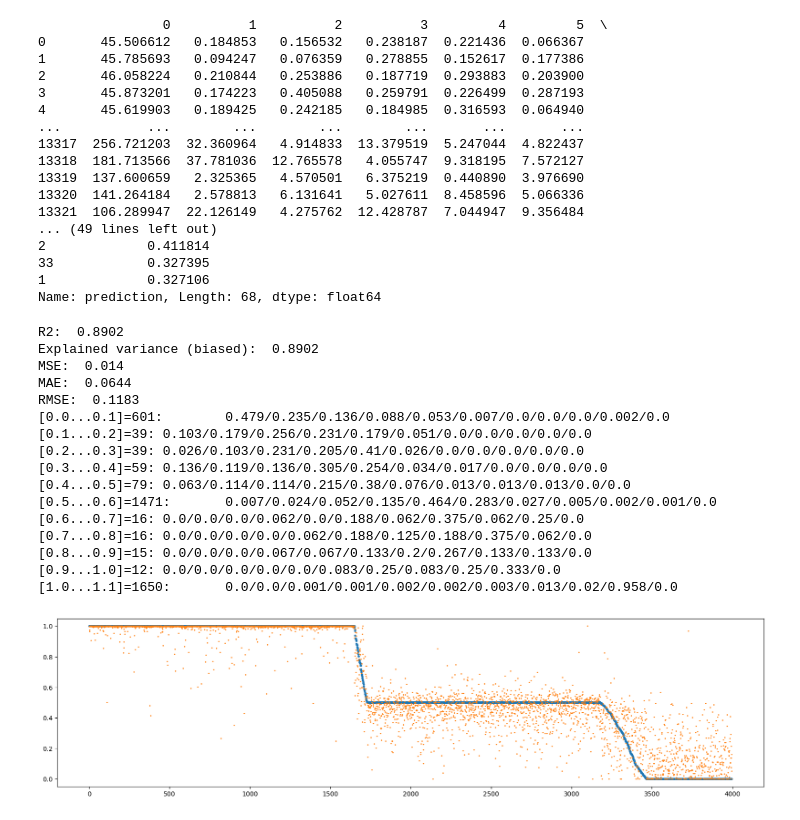
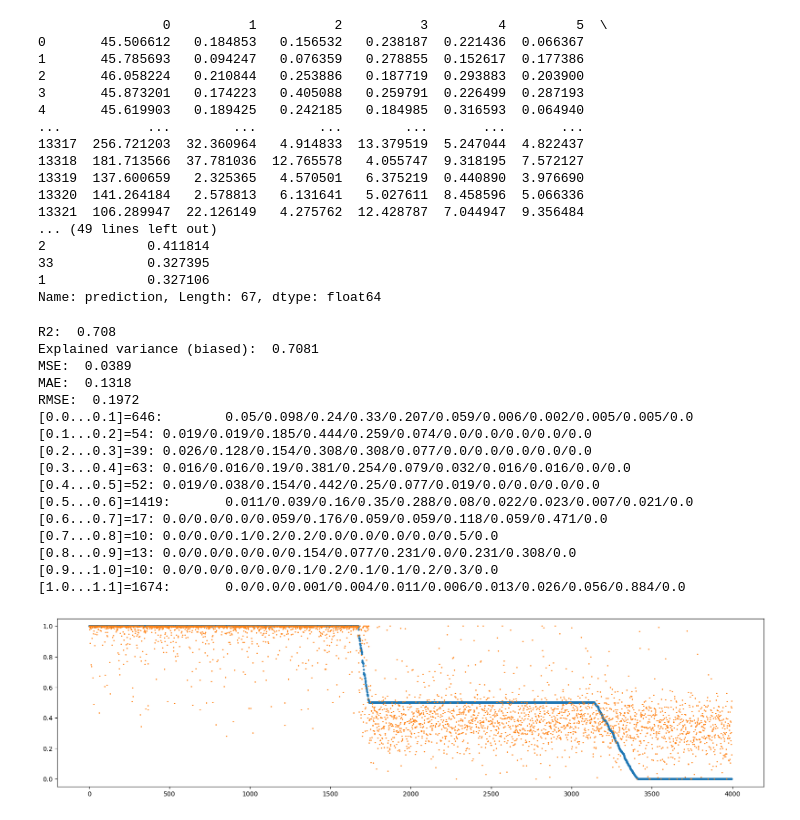
Before and after one commit to zubrailx/road-condition-monitoring, a Jupyter notebook: guessr/pvs_xgboost.ipynb, the cells around one changed output. Drawn from its saved outputs; the diff is of its cells as text; code cells hidden in the pictures.

Commit message:
guessr: selected features nospeed

```diff
--- a/guessr/pvs_xgboost.ipynb
+++ b/guessr/pvs_xgboost.ipynb
@@ -137,11 +129,11 @@ print(correlations)
 k = 24
 selected_feature_indexes = correlations[1:k+1].index
 
-out_features_predictions_selected_fpath = os.path.join(output_dir, f"features-predictions-selected-{k}.csv")
+out_features_predictions_selected_fpath = os.path.join(output_dir, f"selected-features-predictions-{k}-nospeed.csv")
 features_prediction_df_selected = features_prediction_df[[*selected_feature_indexes, 'prediction']]
 features_prediction_df_selected.to_csv(out_features_predictions_selected_fpath, index=False)
 
-with open(os.path.join("model", f"selected-features-{k}.json"), "w") as file:
+with open(os.path.join("model", f"selected-features-{k}-nospeed.json"), "w") as file:
   json.dump(list(map(int, selected_feature_indexes)), file)
 # %% [output]
                 0          1          2          3         4         5  \
@@ -160,7 +152,7 @@ with open(os.path.join("model", f"selected-features-{k}.json"), "w") as file:
 2             0.411814
 33            0.327395
 1             0.327106
-Name: prediction, Length: 68, dtype: float64
+Name: prediction, Length: 67, dtype: float64
 # %%
 import xgboost as xgb
 
@@ -188,7 +180,7 @@ model_dir = "model"
 if not os.path.exists(model_dir):
     os.makedirs(model_dir)
 
-with open(os.path.join(model_dir, f"xgboost-features-{k}.pickle"), "wb") as file:
+with open(os.path.join(model_dir, f"xgboost-features-{k}-nospeed.pickle"), "wb") as file:
     pickle.dump(reg, file)
 # %%
 from sklearn.linear_model import LinearRegression
@@ -238,30 +230,30 @@ def distribution_results(y_pred: numpy.array, y_true: numpy.array):
             rounded_distribution = [round(v/cnt, 3) for v in y_pred_dist]
             print(f"[{round(lower_bound,2)}...{round(upper_bound, 2)}]={cnt}:\t{'/'.join(map(str, rounded_distribution))}")
 # %%
-with open(os.path.join(model_dir, f"xgboost-features-{k}.pickle"), "rb") as file:
+with open(os.path.join(model_dir, f"xgboost-features-{k}-nospeed.pickle"), "rb") as file:
   reg = pickle.load(file)
   y_predicted = reg.predict(X_test.values)
   y_predicted[y_predicted < 0] = 0
   y_predicted[y_predicted > 1] = 1
 
   regression_results(y_predicted, y_test.to_numpy())
   visualize_sorted_results(y_predicted, y_test.to_numpy())
   distribution_results(y_predicted, y_test.to_numpy())
 # %% [output]
-R2:  0.8902
-Explained variance (biased):  0.8902
-MSE:  0.014
-MAE:  0.0644
-RMSE:  0.1183
-[0.0...0.1]=601:        0.479/0.235/0.136/0.088/0.053/0.007/0.0/0.0/0.0/0.002/0.0
-[0.1...0.2]=39: 0.103/0.179/0.256/0.231/0.179/0.051/0.0/0.0/0.0/0.0/0.0
-[0.2...0.3]=39: 0.026/0.103/0.231/0.205/0.41/0.026/0.0/0.0/0.0/0.0/0.0
-[0.3...0.4]=59: 0.136/0.119/0.136/0.305/0.254/0.034/0.017/0.0/0.0/0.0/0.0
-[0.4...0.5]=79: 0.063/0.114/0.114/0.215/0.38/0.076/0.013/0.013/0.013/0.0/0.0
-[0.5...0.6]=1471:       0.007/0.024/0.052/0.135/0.464/0.283/0.027/0.005/0.002/0.001/0.0
-[0.6...0.7]=16: 0.0/0.0/0.0/0.062/0.0/0.188/0.062/0.375/0.062/0.25/0.0
-[0.7...0.8]=16: 0.0/0.0/0.0/0.0/0.062/0.188/0.125/0.188/0.375/0.062/0.0
-[0.8...0.9]=15: 0.0/0.0/0.0/0.067/0.067/0.133/0.2/0.267/0.133/0.133/0.0
-[0.9...1.0]=12: 0.0/0.0/0.0/0.0/0.0/0.083/0.25/0.083/0.25/0.333/0.0
-[1.0...1.1]=1650:       0.0/0.0/0.001/0.001/0.002/0.002/0.003/0.013/0.02/0.958/0.0
+R2:  0.708
+Explained variance (biased):  0.7081
+MSE:  0.0389
+MAE:  0.1318
+RMSE:  0.1972
+[0.0...0.1]=646:        0.05/0.098/0.24/0.33/0.207/0.059/0.006/0.002/0.005/0.005/0.0
+[0.1...0.2]=54: 0.019/0.019/0.185/0.444/0.259/0.074/0.0/0.0/0.0/0.0/0.0
+[0.2...0.3]=39: 0.026/0.128/0.154/0.308/0.308/0.077/0.0/0.0/0.0/0.0/0.0
+[0.3...0.4]=63: 0.016/0.016/0.19/0.381/0.254/0.079/0.032/0.016/0.016/0.0/0.0
+[0.4...0.5]=52: 0.019/0.038/0.154/0.442/0.25/0.077/0.019/0.0/0.0/0.0/0.0
+[0.5...0.6]=1419:       0.011/0.039/0.16/0.35/0.288/0.08/0.022/0.023/0.007/0.021/0.0
+[0.6...0.7]=17: 0.0/0.0/0.0/0.059/0.176/0.059/0.059/0.118/0.059/0.471/0.0
+[0.7...0.8]=10: 0.0/0.0/0.1/0.2/0.2/0.0/0.0/0.0/0.0/0.5/0.0
+[0.8...0.9]=13: 0.0/0.0/0.0/0.0/0.154/0.077/0.231/0.0/0.231/0.308/0.0
+[0.9...1.0]=10: 0.0/0.0/0.0/0.0/0.1/0.2/0.1/0.1/0.2/0.3/0.0
+[1.0...1.1]=1674:       0.0/0.0/0.001/0.004/0.011/0.006/0.013/0.026/0.056/0.884/0.0
-[figure, old version]
+[figure, new version]
```
Also changed, not shown: parts of 2 cells of this notebook, 2 other files.
